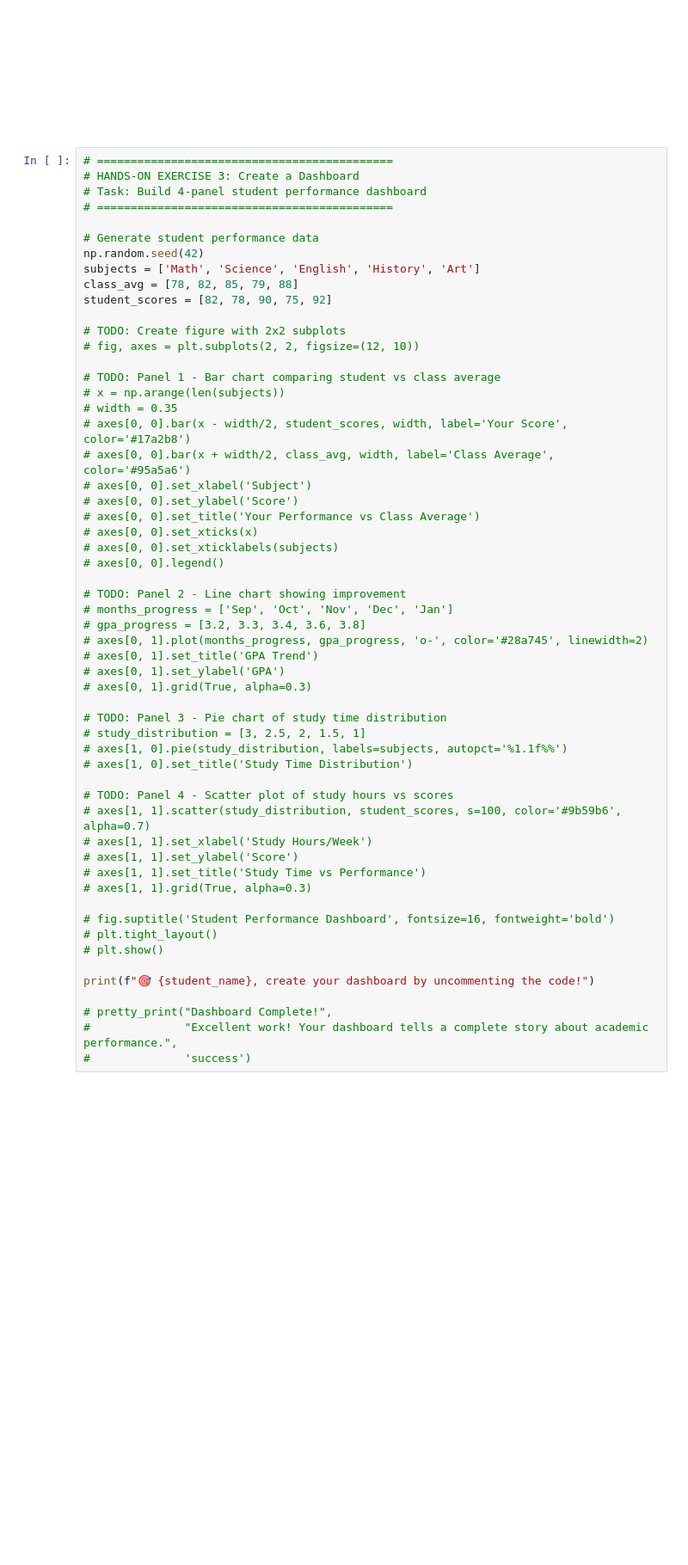
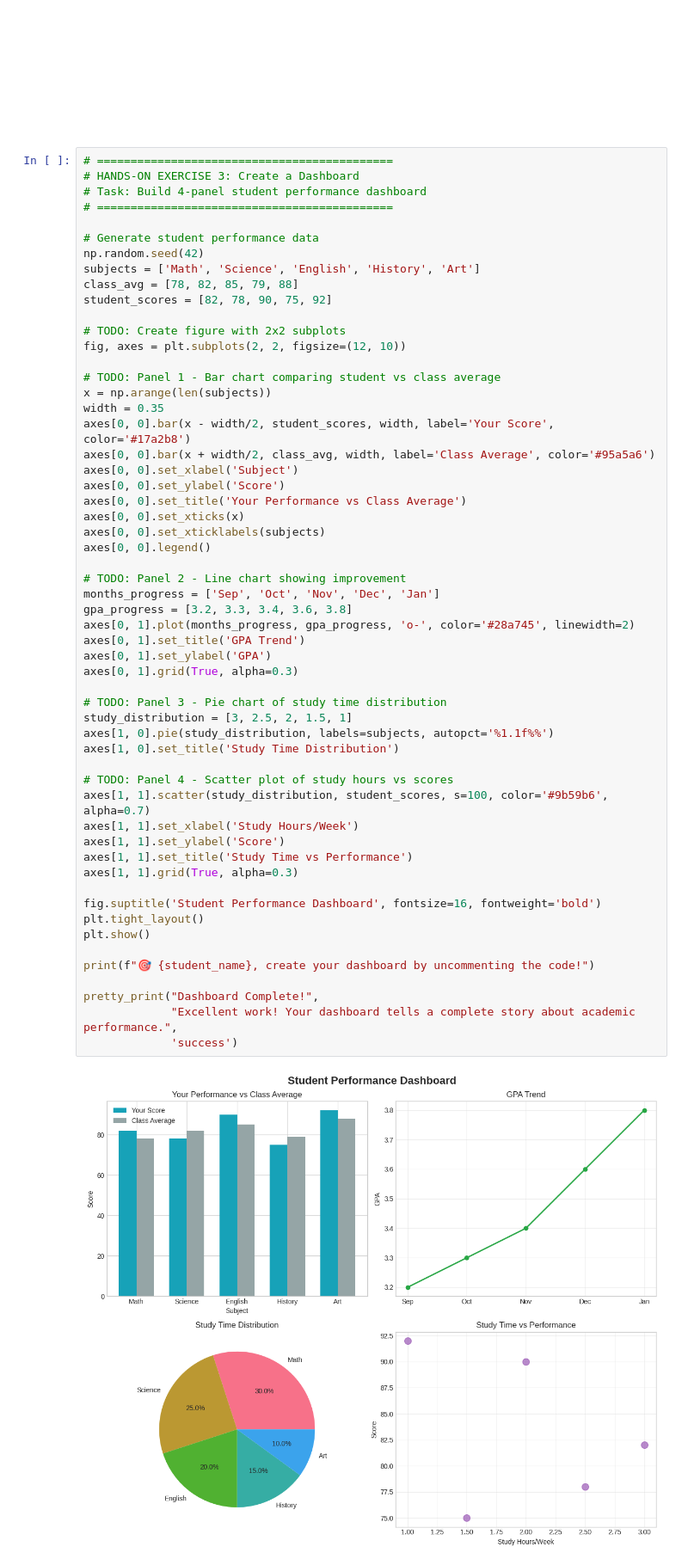
Before and after one commit to Nikhil-Kudupudi/StoryTellingWithData, a Jupyter notebook: Lab_03_Grammar_Graphics.ipynb, the cells around one changed output. Shown: that part at 86% size. Saved outputs shown, nothing was run; the diff lists cells and outputs as text; blank space fills up the shorter version.

```diff
--- a/Lab_03_Grammar_Graphics.ipynb
+++ b/Lab_03_Grammar_Graphics.ipynb
@@ -562,57 +566,58 @@ Multiple views of the same data reveal different insights. The dashboard shows t
 # %%
 # ============================================
 # HANDS-ON EXERCISE 3: Create a Dashboard
 # Task: Build 4-panel student performance dashboard
 # ============================================
 
 # Generate student performance data
 np.random.seed(42)
 subjects = ['Math', 'Science', 'English', 'History', 'Art']
 class_avg = [78, 82, 85, 79, 88]
 student_scores = [82, 78, 90, 75, 92]
 
 # TODO: Create figure with 2x2 subplots
-# fig, axes = plt.subplots(2, 2, figsize=(12, 10))
+fig, axes = plt.subplots(2, 2, figsize=(12, 10))
 
 # TODO: Panel 1 - Bar chart comparing student vs class average
-# x = np.arange(len(subjects))
-# width = 0.35
-# axes[0, 0].bar(x - width/2, student_scores, width, label='Your Score', color='#17a2b8')
-# axes[0, 0].bar(x + width/2, class_avg, width, label='Class Average', color='#95a5a6')
-# axes[0, 0].set_xlabel('Subject')
-# axes[0, 0].set_ylabel('Score')
-# axes[0, 0].set_title('Your Performance vs Class Average')
-# axes[0, 0].set_xticks(x)
-# axes[0, 0].set_xticklabels(subjects)
-# axes[0, 0].legend()
+x = np.arange(len(subjects))
+width = 0.35
+axes[0, 0].bar(x - width/2, student_scores, width, label='Your Score', color='#17a2b8')
+axes[0, 0].bar(x + width/2, class_avg, width, label='Class Average', color='#95a5a6')
+axes[0, 0].set_xlabel('Subject')
+axes[0, 0].set_ylabel('Score')
+axes[0, 0].set_title('Your Performance vs Class Average')
+axes[0, 0].set_xticks(x)
+axes[0, 0].set_xticklabels(subjects)
+axes[0, 0].legend()
 
 # TODO: Panel 2 - Line chart showing improvement
-# months_progress = ['Sep', 'Oct', 'Nov', 'Dec', 'Jan']
-# gpa_progress = [3.2, 3.3, 3.4, 3.6, 3.8]
-# axes[0, 1].plot(months_progress, gpa_progress, 'o-', color='#28a745', linewidth=2)
-# axes[0, 1].set_title('GPA Trend')
-# axes[0, 1].set_ylabel('GPA')
-# axes[0, 1].grid(True, alpha=0.3)
+months_progress = ['Sep', 'Oct', 'Nov', 'Dec', 'Jan']
+gpa_progress = [3.2, 3.3, 3.4, 3.6, 3.8]
+axes[0, 1].plot(months_progress, gpa_progress, 'o-', color='#28a745', linewidth=2)
+axes[0, 1].set_title('GPA Trend')
+axes[0, 1].set_ylabel('GPA')
+axes[0, 1].grid(True, alpha=0.3)
 
 # TODO: Panel 3 - Pie chart of study time distribution
-# study_distribution = [3, 2.5, 2, 1.5, 1]
-# axes[1, 0].pie(study_distribution, labels=subjects, autopct='%1.1f%%')
-# axes[1, 0].set_title('Study Time Distribution')
+study_distribution = [3, 2.5, 2, 1.5, 1]
+axes[1, 0].pie(study_distribution, labels=subjects, autopct='%1.1f%%')
+axes[1, 0].set_title('Study Time Distribution')
 
 # TODO: Panel 4 - Scatter plot of study hours vs scores
-# axes[1, 1].scatter(study_distribution, student_scores, s=100, color='#9b59b6', alpha=0.7)
-# axes[1, 1].set_xlabel('Study Hours/Week')
-# axes[1, 1].set_ylabel('Score')
-# axes[1, 1].set_title('Study Time vs Performance')
-# axes[1, 1].grid(True, alpha=0.3)
+axes[1, 1].scatter(study_distribution, student_scores, s=100, color='#9b59b6', alpha=0.7)
+axes[1, 1].set_xlabel('Study Hours/Week')
+axes[1, 1].set_ylabel('Score')
+axes[1, 1].set_title('Study Time vs Performance')
+axes[1, 1].grid(True, alpha=0.3)
 
-# fig.suptitle('Student Performance Dashboard', fontsize=16, fontweight='bold')
-# plt.tight_layout()
-# plt.show()
+fig.suptitle('Student Performance Dashboard', fontsize=16, fontweight='bold')
+plt.tight_layout()
+plt.show()
 
 print(f"🎯 {student_name}, create your dashboard by uncommenting the code!")
 
-# pretty_print("Dashboard Complete!",
-#              "Excellent work! Your dashboard tells a complete story about academic performance.",
-#              'success')
+pretty_print("Dashboard Complete!",
+             "Excellent work! Your dashboard tells a complete story about academic performance.",
+             'success')
 # %% [output]
+[figure, added]
```
Also changed, not shown: parts of 6 cells of this notebook.
